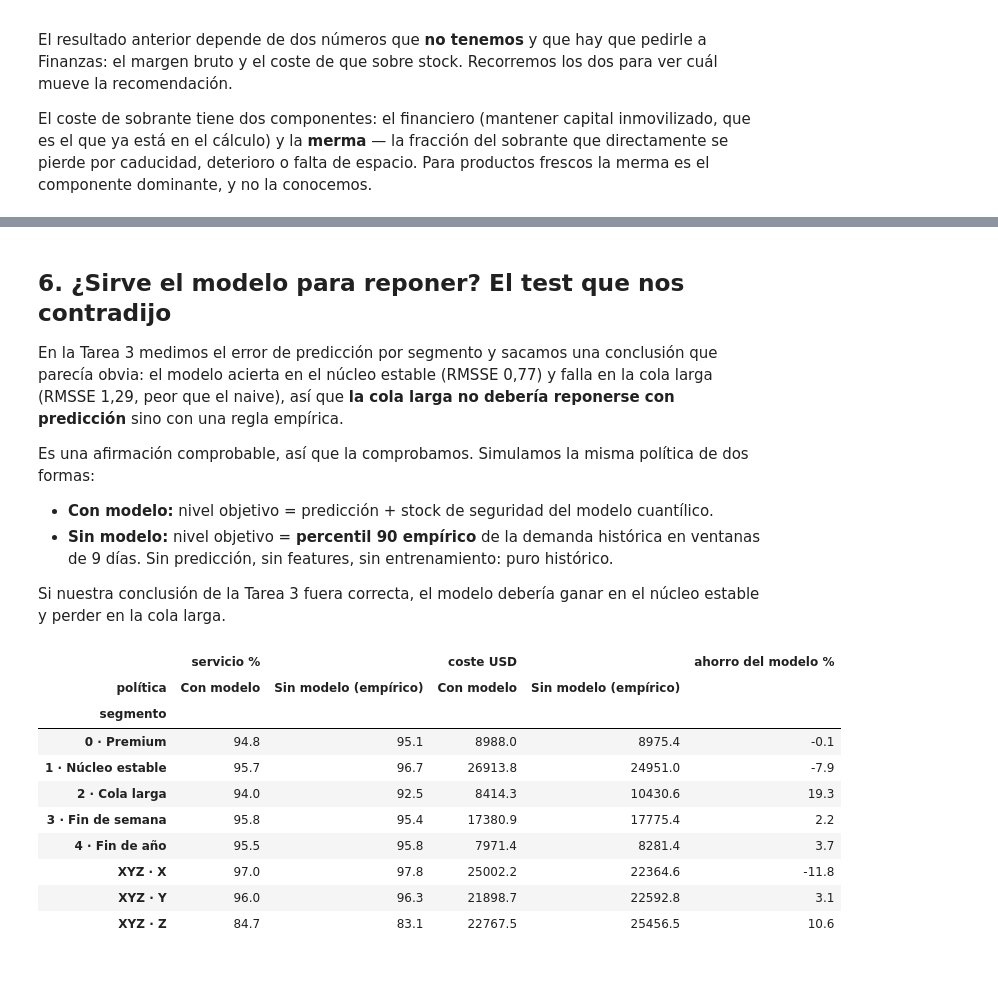
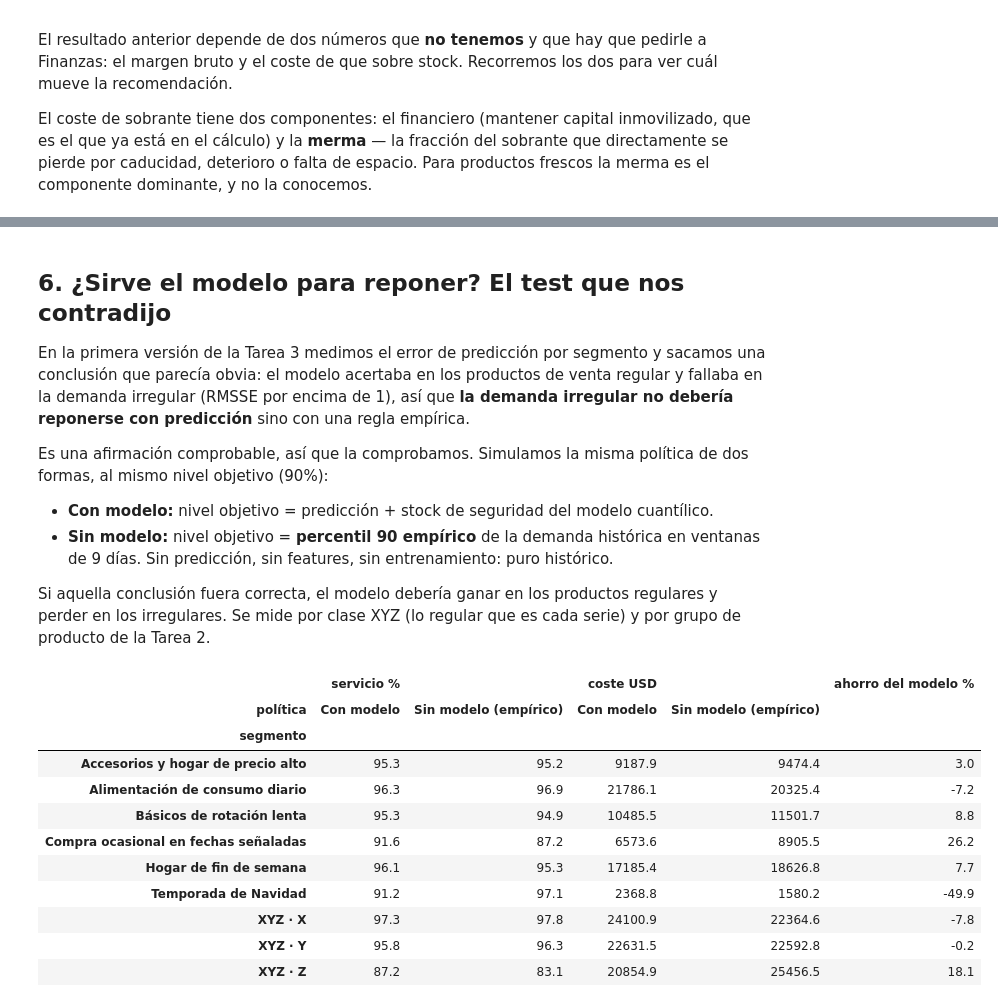
Before and after one commit to JuanCeruso/DSMarket, a Jupyter notebook: 04_Abastecimiento_DSMarket.ipynb, the cells around one changed output, grey strips where cells are left out. Saved outputs shown, nothing was run; the diff lists cells and outputs as text; code cells hidden in the pictures; blank space fills up the shorter version.

```diff
--- a/04_Abastecimiento_DSMarket.ipynb
+++ b/04_Abastecimiento_DSMarket.ipynb
@@ -97,15 +97,16 @@ if V is None:      # primera ejecución: reconstruimos la matriz de ventas desde
 meta = pd.read_csv(f"{CACHE}/meta.csv")
 calendar = pd.read_csv(f"{DATA_DIR}/daily_calendar_with_events.csv")
 calendar['date'] = pd.to_datetime(calendar['date'])
-clusters_prod = pd.read_csv(f"{CACHE}/clusters_producto.csv", index_col=0)
-meta['cluster_k5'] = meta['item'].map(clusters_prod['cluster_k5'])
+segmentacion = pd.read_csv(f"{CACHE}/segmentacion_productos.csv", index_col=0)   # Tarea 2 (notebook 02)
+meta['grupo'] = meta['item'].map(segmentacion['nombre_grupo'])
 
 n_series, n_days = V.shape
 s, e = n_days - 28, n_days                       # ventana de simulación = fold 3 de la Tarea 3
 H = e - s
 demanda = V[:, s:e].astype(np.float64)
-media_pred = pickle.load(open(f"{CACHE}/pred2_fold2.pkl", "rb"))['pred_lgb'].astype(np.float64)
-p90_pred = np.load(f"{CACHE}/p90_eval.npy").astype(np.float64)
+# predicciones del modelo final de la Tarea 3 (sección 16.6) para esta ventana: media y percentil 90
+media_pred = np.load(f"{CACHE}/final_eval_media.npy").astype(np.float64)
+p90_pred = np.load(f"{CACHE}/final_eval_p90.npy").astype(np.float64)
 print(f"ventana simulada: {calendar['date'].iloc[s].date()} a {calendar['date'].iloc[e-1].date()} ({H} días)")
 print(f"series: {n_series:,} | demanda real del período: {demanda.sum():,.0f} unidades")
 # %% [output]
@@ -427,14 +432,14 @@ En cambio, mover el **margen bruto entre el 10% y el 35% deja el óptimo prácti
 # %% [markdown]
 ## 6. ¿Sirve el modelo para reponer? El test que nos contradijo
 
-En la Tarea 3 medimos el error de predicción por segmento y sacamos una conclusión que parecía obvia: el modelo acierta en el núcleo estable (RMSSE 0,77) y falla en la cola larga (RMSSE 1,29, peor que el naive), así que **la cola larga no debería reponerse con predicción** sino con una regla empírica.
+En la primera versión de la Tarea 3 medimos el error de predicción por segmento y sacamos una conclusión que parecía obvia: el modelo acertaba en los productos de venta regular y fallaba en la demanda irregular (RMSSE por encima de 1), así que **la demanda irregular no debería reponerse con predicción** sino con una regla empírica.
 
-Es una afirmación comprobable, así que la comprobamos. Simulamos la misma política de dos formas:
+Es una afirmación comprobable, así que la comprobamos. Simulamos la misma política de dos formas, al mismo nivel objetivo (90%):
 
 - **Con modelo:** nivel objetivo = predicción + stock de seguridad del modelo cuantílico.
 - **Sin modelo:** nivel objetivo = **percentil 90 empírico** de la demanda histórica en ventanas de 9 días. Sin predicción, sin features, sin entrenamiento: puro histórico.
 
-Si nuestra conclusión de la Tarea 3 fuera correcta, el modelo debería ganar en el núcleo estable y perder en la cola larga.
+Si aquella conclusión fuera correcta, el modelo debería ganar en los productos regulares y perder en los irregulares. Se mide por clase XYZ (lo regular que es cada serie) y por grupo de producto de la Tarea 2.
 # %%
 hist_largo = V[:, s-180:s].astype(np.float64)
 ventanas_hist = np.lib.stride_tricks.sliding_window_view(hist_largo, VENTANA, axis=1).sum(axis=2)
@@ -443,42 +448,43 @@ percentil_empirico = np.percentile(ventanas_hist, 90, axis=1)
 nivel_con_modelo = lambda t: nivel_objetivo(t, sig_mod_ext, Z[0.90])
 nivel_sin_modelo = lambda t: percentil_empirico
 
 sim_con, sim_sin = simular(nivel_con_modelo), simular(nivel_sin_modelo)
 
 def por_segmento(r, etiquetas, nombre_politica):
     salida = []
     for et in pd.unique(etiquetas):
         k = (etiquetas == et) & activo
         perdido = (r['perdido'][k] * precio[k] * MARGEN).sum()
         mantener = (r['inv_medio'][k] * costo_unitario[k]).sum() * TASA_MANTENIMIENTO / 365 * H
         salida.append({'segmento': et, 'política': nombre_politica,
                        'servicio %': r['servido'][k].sum()/demanda[k].sum()*100,
                        'coste USD': perdido + mantener})
     return salida
 
-etq_arq = np.array([NOM_ARQ[c] for c in meta['cluster_k5'].values])
+etq_arq = meta['grupo'].values.astype(str)
 etq_xyz = np.array([f'XYZ · {c}' for c in clase_xyz])
 filas = []
 for r, nom in [(sim_con, 'Con modelo'), (sim_sin, 'Sin modelo (empírico)')]:
     filas += por_segmento(r, etq_arq, nom) + por_segmento(r, etq_xyz, nom)
 seg = pd.DataFrame(filas)
 tabla_seg = seg.pivot(index='segmento', columns='política', values=['servicio %', 'coste USD'])
 tabla_seg['ahorro del modelo %'] = ((tabla_seg[('coste USD','Sin modelo (empírico)')] -
                                      tabla_seg[('coste USD','Con modelo')]) /
                                     tabla_seg[('coste USD','Sin modelo (empírico)')] * 100)
 tabla_seg.round(1)
 # %% [output]
 |  | servicio % |  | coste USD |  | ahorro del modelo % |
 | política | Con modelo | Sin modelo (empírico) | Con modelo | Sin modelo (empírico) |  |
 | segmento |  |  |  |  |  |
-| 0 · Premium | 94.8 | 95.1 | 8988.0 | 8975.4 | -0.1 |
-| 1 · Núcleo estable | 95.7 | 96.7 | 26913.8 | 24951.0 | -7.9 |
-| 2 · Cola larga | 94.0 | 92.5 | 8414.3 | 10430.6 | 19.3 |
-| 3 · Fin de semana | 95.8 | 95.4 | 17380.9 | 17775.4 | 2.2 |
-| 4 · Fin de año | 95.5 | 95.8 | 7971.4 | 8281.4 | 3.7 |
-| XYZ · X | 97.0 | 97.8 | 25002.2 | 22364.6 | -11.8 |
-| XYZ · Y | 96.0 | 96.3 | 21898.7 | 22592.8 | 3.1 |
-| XYZ · Z | 84.7 | 83.1 | 22767.5 | 25456.5 | 10.6 |
+| Accesorios y hogar de precio alto | 95.3 | 95.2 | 9187.9 | 9474.4 | 3.0 |
+| Alimentación de consumo diario | 96.3 | 96.9 | 21786.1 | 20325.4 | -7.2 |
+| Básicos de rotación lenta | 95.3 | 94.9 | 10485.5 | 11501.7 | 8.8 |
+| Compra ocasional en fechas señaladas | 91.6 | 87.2 | 6573.6 | 8905.5 | 26.2 |
+| Hogar de fin de semana | 96.1 | 95.3 | 17185.4 | 18626.8 | 7.7 |
+| Temporada de Navidad | 91.2 | 97.1 | 2368.8 | 1580.2 | -49.9 |
+| XYZ · X | 97.3 | 97.8 | 24100.9 | 22364.6 | -7.8 |
+| XYZ · Y | 95.8 | 96.3 | 22631.5 | 22592.8 | -0.2 |
+| XYZ · Z | 87.2 | 83.1 | 20854.9 | 25456.5 | 18.1 |
 # %%
 orden_seg = [s_ for s_ in tabla_seg.index if s_.startswith('XYZ')] + \
             [s_ for s_ in tabla_seg.index if not s_.startswith('XYZ')]
```
Also changed, not shown: parts of 26 cells of this notebook, 52 other files.
